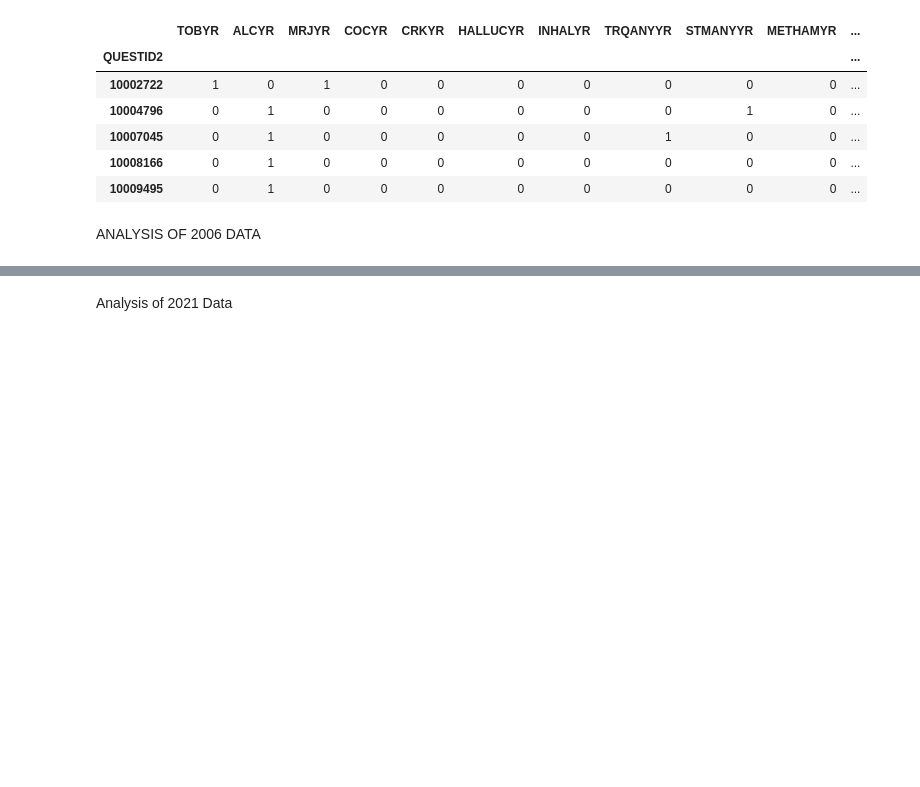
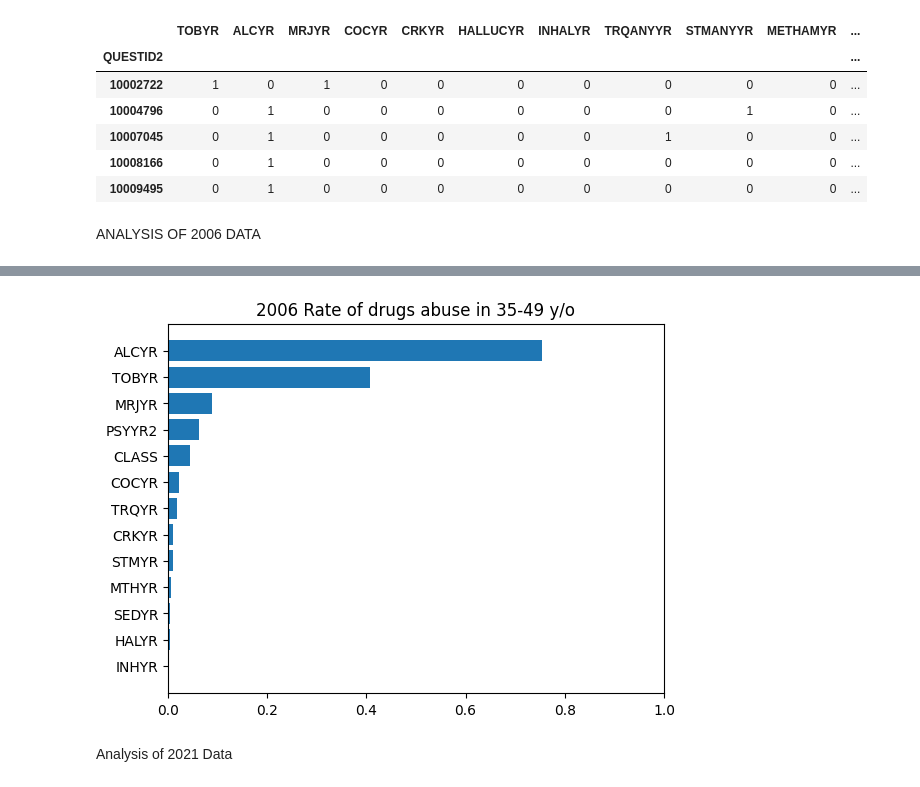
Before and after one commit to HotelTango314/dsa5900, a Jupyter notebook: NSDUH_Explore.ipynb, the cells around one changed output, grey strips where cells are left out. Saved outputs shown, nothing was run; the diff lists cells and outputs as text; code cells hidden in the pictures; blank space fills up the shorter version.

```diff
--- a/NSDUH_Explore.ipynb
+++ b/NSDUH_Explore.ipynb
@@ -92,3 +88,15 @@ len(six_otherdrug[six_otherdrug["ALCYR"]==1])/six_pop_size
+# %%
+pct_druguse_overall_2006 = [
+    len(six_otherdrug[(six_otherdrug[x]==1)])/six_pop_size
+    for x in drug_use2006]
+# %%
+plt.barh(list(np.array(drug_use2006)[np.argsort(pct_druguse_overall_2006)]),
+         list(np.array(pct_druguse_overall_2006)[np.argsort(pct_druguse_overall_2006)]))
+plt.title("2006 Rate of drugs abuse in 35-49 y/o")
+plt.xlim([0,1])
+plt.show()
+# %% [output]
+[figure, added]
 # %% [markdown]
 Analysis of 2021 Data
 # %%
```
Also changed, not shown: parts of 5 cells of this notebook.
